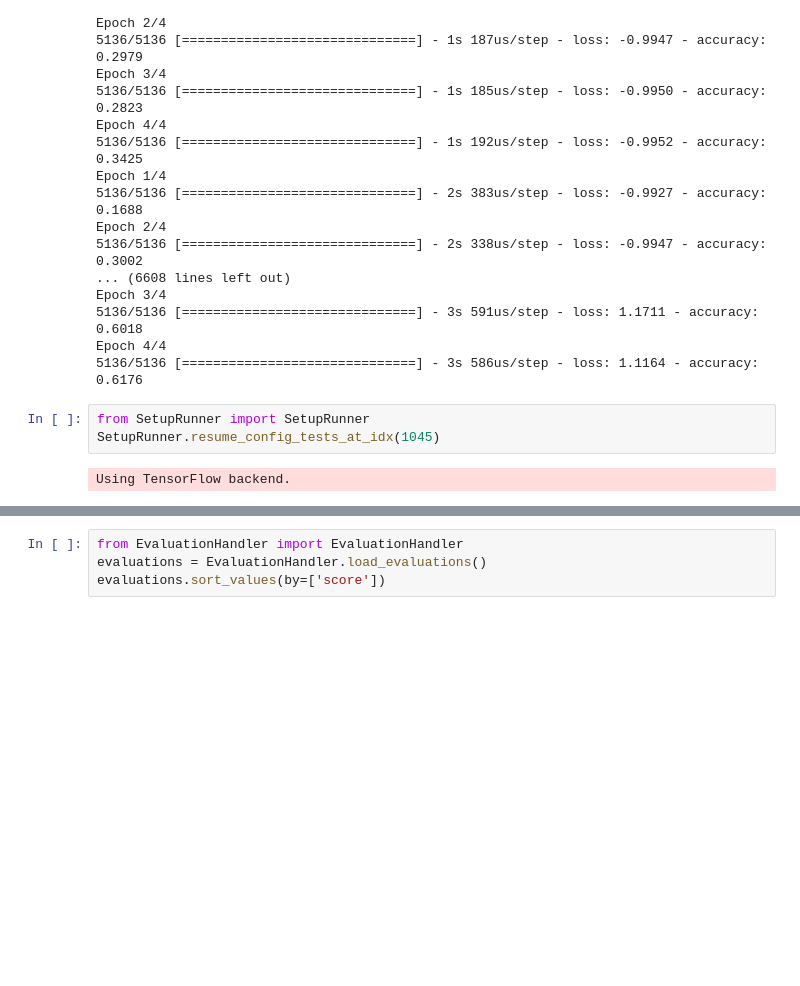
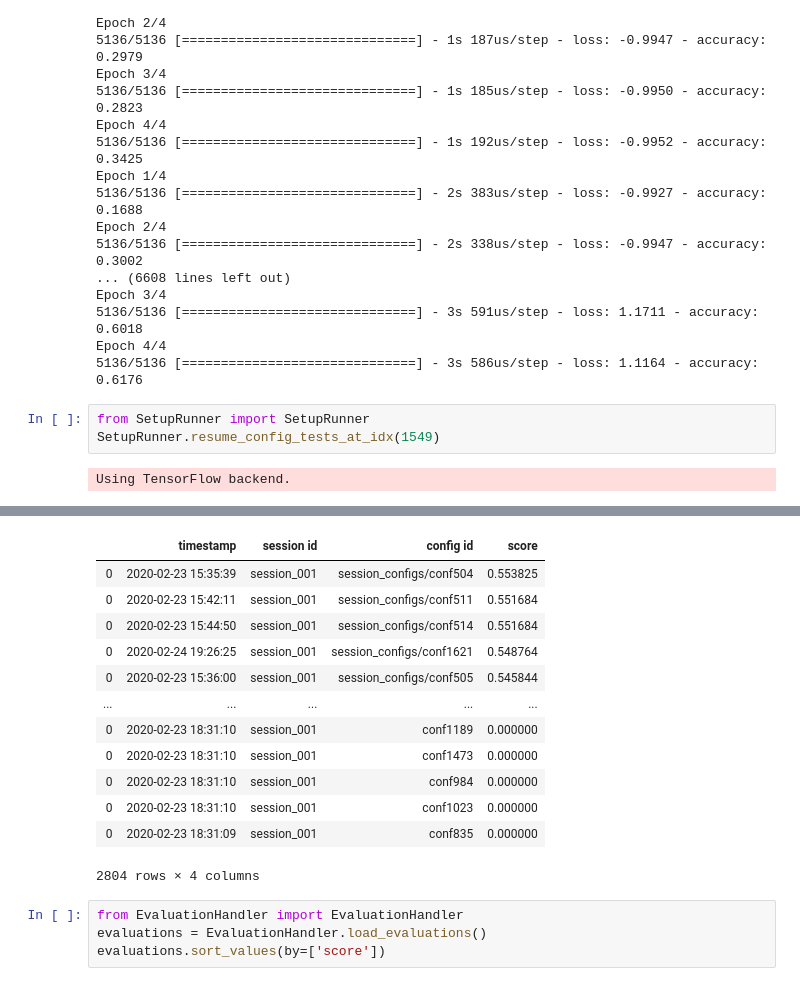
Before and after one commit to manuzhh/TaxonomyService, a Jupyter notebook: just_testing_stuff.ipynb, the cells around one changed output, grey strips where cells are left out. Saved outputs shown, nothing was run; the diff lists cells and outputs as text; blank space fills up the shorter version.

```diff
--- a/just_testing_stuff.ipynb
+++ b/just_testing_stuff.ipynb
@@ -129,7 +129,7 @@ Epoch 4/4
 5136/5136 [==============================] - 3s 586us/step - loss: 1.1164 - accuracy: 0.6176
 # %%
 from SetupRunner import SetupRunner
-SetupRunner.resume_config_tests_at_idx(1045)
+SetupRunner.resume_config_tests_at_idx(1549)
 # %% [output]
 Using TensorFlow backend.
 Epoch 1/4
@@ -152,3 +152,16 @@ Epoch 10/10
+|  | timestamp | session id | config id | score |
+| 0 | 2020-02-23 15:35:39 | session_001 | session_configs/conf504 | 0.553825 |
+| 0 | 2020-02-23 15:42:11 | session_001 | session_configs/conf511 | 0.551684 |
+| 0 | 2020-02-23 15:44:50 | session_001 | session_configs/conf514 | 0.551684 |
+| 0 | 2020-02-24 19:26:25 | session_001 | session_configs/conf1621 | 0.548764 |
+| 0 | 2020-02-23 15:36:00 | session_001 | session_configs/conf505 | 0.545844 |
+| ... | ... | ... | ... | ... |
+| 0 | 2020-02-23 18:31:10 | session_001 | conf1189 | 0.000000 |
+| 0 | 2020-02-23 18:31:10 | session_001 | conf1473 | 0.000000 |
+| 0 | 2020-02-23 18:31:10 | session_001 | conf984 | 0.000000 |
+| 0 | 2020-02-23 18:31:10 | session_001 | conf1023 | 0.000000 |
+| 0 | 2020-02-23 18:31:09 | session_001 | conf835 | 0.000000 |
+2804 rows × 4 columns
 # %%
 from EvaluationHandler import EvaluationHandler
 evaluations = EvaluationHandler.load_evaluations()
```
Also changed, not shown: parts of 3 cells of this notebook, 5 other files.
